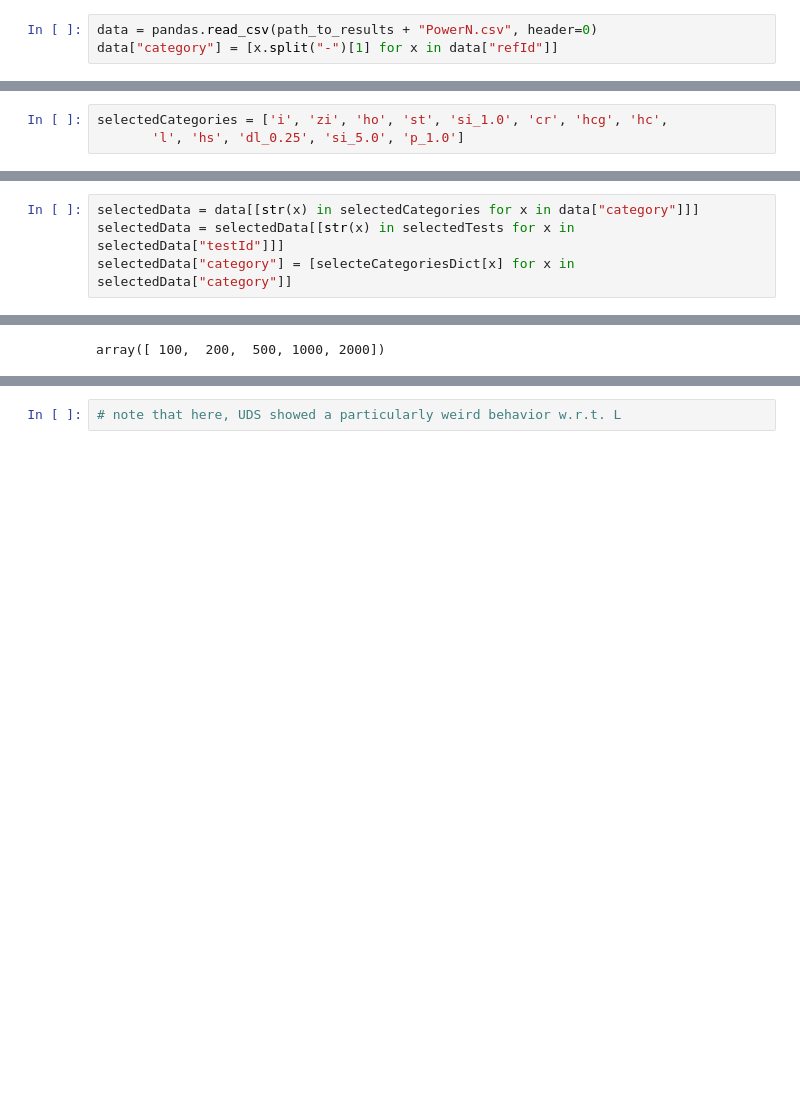
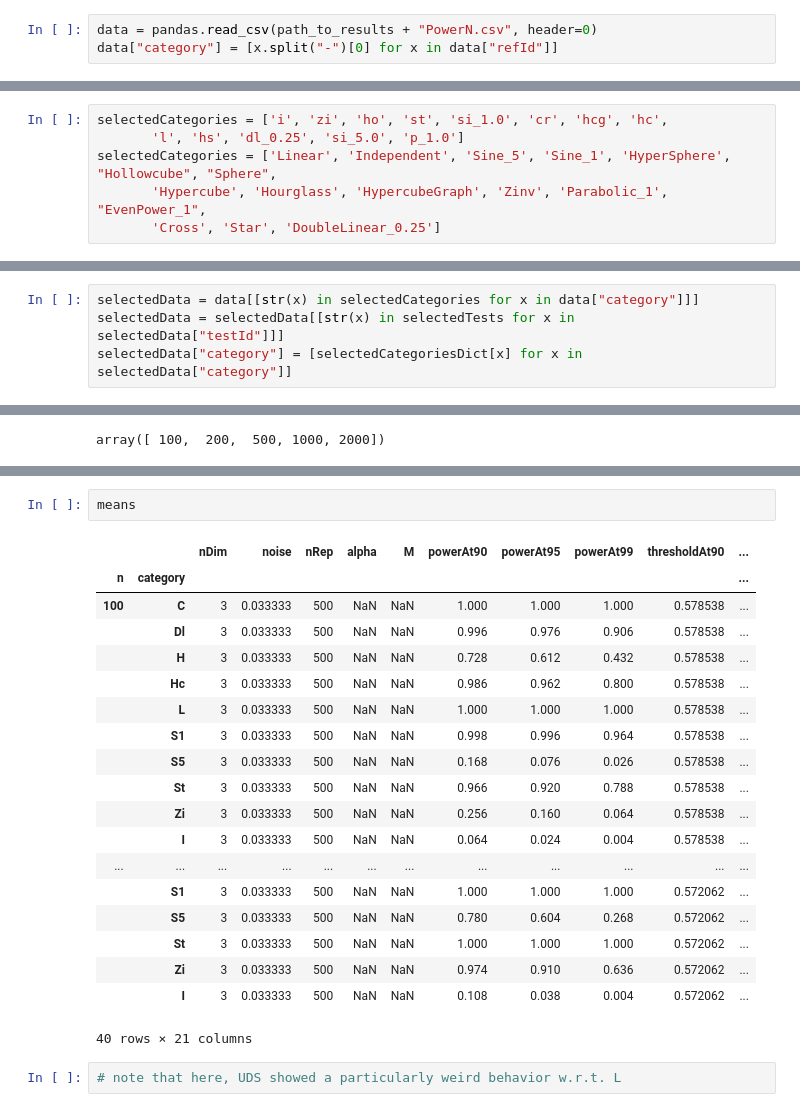
Before and after one commit to edouardfouche/MCDE-experiments, a Jupyter notebook: visualize/PowerN_(Sensitivity).ipynb, the cells around one changed output, grey strips where cells are left out. Saved outputs shown, nothing was run; the diff lists cells and outputs as text; blank space fills up the shorter version.

```diff
--- a/visualize/PowerN_(Sensitivity).ipynb
+++ b/visualize/PowerN_(Sensitivity).ipynb
@@ -20,7 +23,7 @@ plt.rcParams['ytick.labelsize'] = '14'
 path_to_results = "../experiments/2018-02-17-23-37_PowerN_/"
 # %%
 data = pandas.read_csv(path_to_results + "PowerN.csv", header=0)
-data["category"] = [x.split("-")[1] for x in data["refId"]]
+data["category"] = [x.split("-")[0] for x in data["refId"]]
 # %%
 data['n'].unique()
 # %% [output]
@@ -49,5 +52,8 @@ array(['0-Hypothesis', 'Independent-2-0.0', 'LinearThenDummy-2-0.0', ...,
 # %%
 selectedCategories = ['i', 'zi', 'ho', 'st', 'si_1.0', 'cr', 'hcg', 'hc',
        'l', 'hs', 'dl_0.25', 'si_5.0', 'p_1.0']
+selectedCategories = ['Linear', 'Independent', 'Sine_5', 'Sine_1', 'HyperSphere', "Hollowcube", "Sphere",
+       'Hypercube', 'Hourglass', 'HypercubeGraph', 'Zinv', 'Parabolic_1', "EvenPower_1",
+       'Cross', 'Star', 'DoubleLinear_0.25']
 # %%
 selectedTests = data['testId'].unique()
@@ -70,4 +99,4 @@ selecteCategoriesDict = {
 # %%
 selectedData = data[[str(x) in selectedCategories for x in data["category"]]]
 selectedData = selectedData[[str(x) in selectedTests for x in selectedData["testId"]]]
-selectedData["category"] = [selecteCategoriesDict[x] for x in selectedData["category"]]
+selectedData["category"] = [selectedCategoriesDict[x] for x in selectedData["category"]]
@@ -150,2 +249,24 @@ Index(['C', 'Dl', 'H', 'Hc', 'HcG', 'Hs', 'L', 'P', 'S1', 'S5', 'St', 'Zi',
+# %%
+means
+# %% [output]
+|  |  | nDim | noise | nRep | alpha | M | powerAt90 | powerAt95 | powerAt99 | thresholdAt90 | ... |
+| n | category |  |  |  |  |  |  |  |  |  | ... |
+| 100 | C | 3 | 0.033333 | 500 | NaN | NaN | 1.000 | 1.000 | 1.000 | 0.578538 | ... |
+|  | Dl | 3 | 0.033333 | 500 | NaN | NaN | 0.996 | 0.976 | 0.906 | 0.578538 | ... |
+|  | H | 3 | 0.033333 | 500 | NaN | NaN | 0.728 | 0.612 | 0.432 | 0.578538 | ... |
+|  | Hc | 3 | 0.033333 | 500 | NaN | NaN | 0.986 | 0.962 | 0.800 | 0.578538 | ... |
+|  | L | 3 | 0.033333 | 500 | NaN | NaN | 1.000 | 1.000 | 1.000 | 0.578538 | ... |
+|  | S1 | 3 | 0.033333 | 500 | NaN | NaN | 0.998 | 0.996 | 0.964 | 0.578538 | ... |
+|  | S5 | 3 | 0.033333 | 500 | NaN | NaN | 0.168 | 0.076 | 0.026 | 0.578538 | ... |
+|  | St | 3 | 0.033333 | 500 | NaN | NaN | 0.966 | 0.920 | 0.788 | 0.578538 | ... |
+|  | Zi | 3 | 0.033333 | 500 | NaN | NaN | 0.256 | 0.160 | 0.064 | 0.578538 | ... |
+|  | I | 3 | 0.033333 | 500 | NaN | NaN | 0.064 | 0.024 | 0.004 | 0.578538 | ... |
+| ... | ... | ... | ... | ... | ... | ... | ... | ... | ... | ... | ... |
+|  | S1 | 3 | 0.033333 | 500 | NaN | NaN | 1.000 | 1.000 | 1.000 | 0.572062 | ... |
+|  | S5 | 3 | 0.033333 | 500 | NaN | NaN | 0.780 | 0.604 | 0.268 | 0.572062 | ... |
+|  | St | 3 | 0.033333 | 500 | NaN | NaN | 1.000 | 1.000 | 1.000 | 0.572062 | ... |
+|  | Zi | 3 | 0.033333 | 500 | NaN | NaN | 0.974 | 0.910 | 0.636 | 0.572062 | ... |
+|  | I | 3 | 0.033333 | 500 | NaN | NaN | 0.108 | 0.038 | 0.004 | 0.572062 | ... |
+40 rows × 21 columns
 # %%
 # note that here, UDS showed a particularly weird behavior w.r.t. L
```
Also changed, not shown: parts of 7 cells of this notebook, 6 other files.
